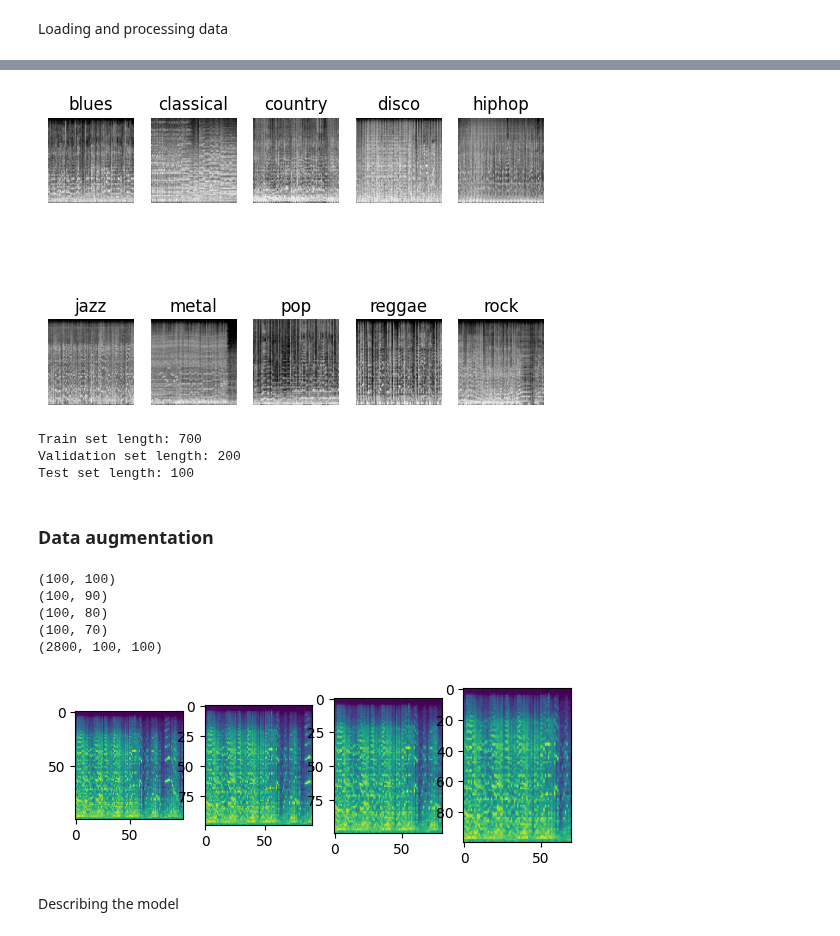
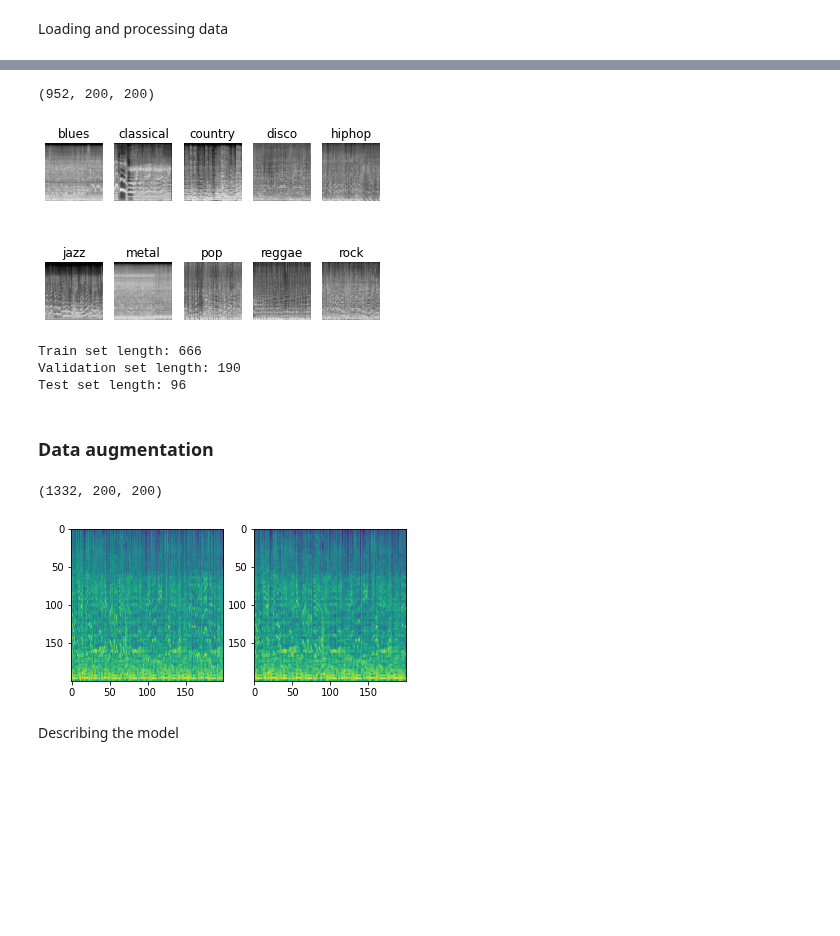
Before and after one commit to thdb-theo/AudioClassification, a Jupyter notebook: src/Model.ipynb, the cells around one changed output, grey strips where cells are left out. Saved outputs shown, nothing was run; the diff lists cells and outputs as text; code cells hidden in the pictures; blank space fills up the shorter version.

```diff
--- a/src/Model.ipynb
+++ b/src/Model.ipynb
@@ -8,9 +31,18 @@ import random
 import pandas as pd
 from sklearn import preprocessing
 import cv2
-
-images_original = np.load("../data/processed/images2.npy")
-labels = np.load("../data/processed/labels2.npy")
+from tqdm import tqdm
+# data augmentation
+import tensorflow_addons as tfa
+import tensorflow_io as tfio
+import tensorflow as tf
+import numpy as np
+try:
+    images_original = np.load("/content/drive/MyDrive/images2.npy")
+    labels = np.load("/content/drive/MyDrive/labels2.npy")
+except FileNotFoundError:
+    images_original = np.load("../data/processed/images2.npy")
+    labels = np.load("../data/processed/labels2.npy")
 
 
 genre_indices = find_genre_indices(labels)
@@ -29,11 +61,15 @@ print(input_shape)
 scaler = preprocessing.StandardScaler()
 images = scaler.fit_transform(images_original.reshape(-1, images_original.shape[-1])).reshape(images_original.shape)
 del images_original
+
+images = images.astype(np.double)
+
 plt.imshow(images[60], cmap="gray")
 plt.colorbar()
 plt.show()
 
 # Normalizing the dataset
-# flattened_images = images_original.flatten()
+# flatten    df = pd.read_csv("features_30_sec.csv", usecols=["label"])
+# ed_images = images_original.flatten()
 # images = images_original - flattened_images.mean()
 # %% [output]
@@ -54,7 +90,11 @@ plt.show()
+# %%
+images.shape
+# %% [output]
+(952, 200, 200)
 # %%
 show_image_from_each_class(images, genre_indices, use_n_genres)
 # %% [output]
-[figure, old version]
+[figure, new version]
 # %%
 from sklearn.model_selection import train_test_split
 
@@ -65,8 +105,8 @@ print("Train set length: " + str(len(x_train_simple)))
 print("Validation set length: " + str(len(x_valid)))
 print("Test set length: " + str(len(x_test)))
 # %% [output]
-Train set length: 700
-Validation set length: 200
-Test set length: 100
+Train set length: 666
+Validation set length: 190
+Test set length: 96
 # %% [markdown]
 ### Data augmentation
@@ -73,33 +128,28 @@ Test set length: 100
 # %%
-stretch_percentages = [1, 0.9, 0.8, 0.7]
+stretch_percentages = [1, 0.8]
 x_train = np.zeros((x_train_simple.shape[0] * len(stretch_percentages), x_train_simple.shape[1], x_train_simple.shape[2]))
 y_train = np.repeat(y_train_simple, repeats=len(stretch_percentages), axis=0)
 i = 0
-fig, axs = plt.subplots(1, 4)
 
 for image in x_train_simple:
     for stretch in stretch_percentages:
         crop = image[:,:int(image.shape[0] * stretch)]
-        print(crop.shape)
 
         streched = cv2.resize(crop, image.shape)
-        axs[i].imshow(crop)
         x_train[i] = streched
         i += 1
-    break
 
 print(x_train.shape)
+del x_train_simple
+del y_train_simple
 
-# ax1.imshow(x_train[0], cmap="gray")
-# ax2.imshow(x_train[1], cmap="gray")
-# ax3.imshow(x_train[2], cmap="gray")
+n = 2
+fig, axs = plt.subplots(1, n)
+for i in range(n):
+    axs[i].imshow(x_train[i])
 plt.show()
 # %% [output]
-(100, 100)
-(100, 90)
-(100, 80)
-(100, 70)
-(2800, 100, 100)
+(1332, 200, 200)
-[figure, old version]
+[figure, new version]
 # %% [markdown]
 Describing the model
```
Also changed, not shown: parts of 20 cells of this notebook, 1 other file.
